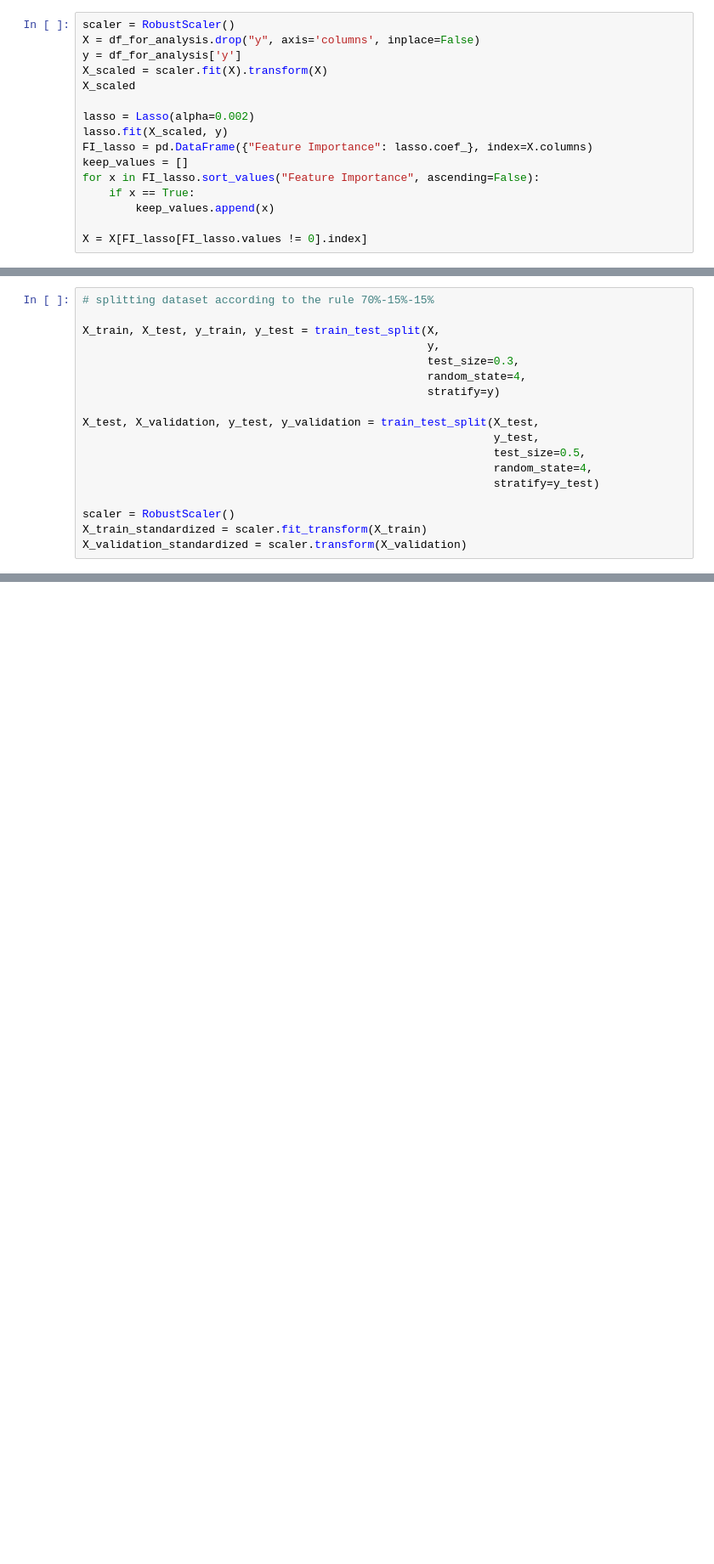
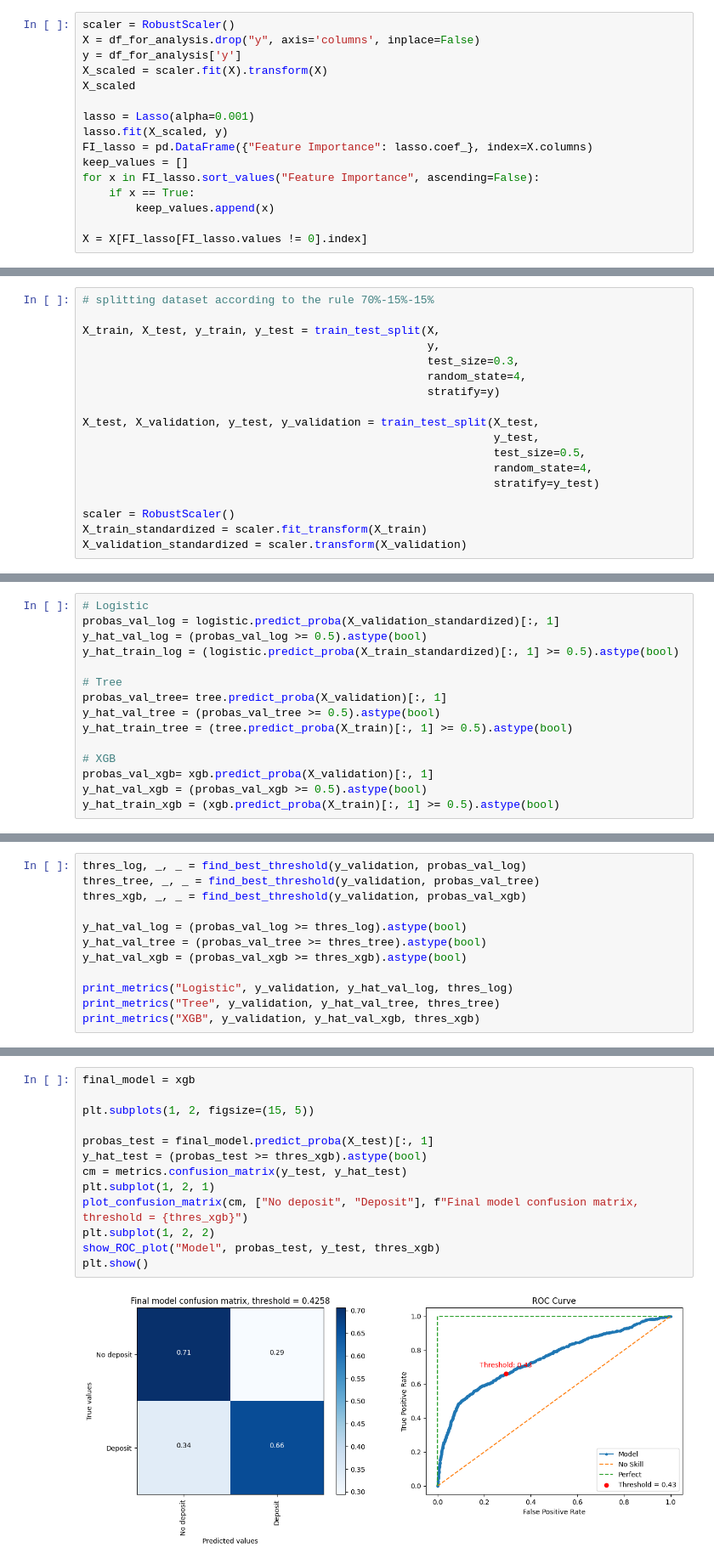
Before and after one commit to Jannixen/Analiza-danych-projekty, a Jupyter notebook: Direct marketing campaigns of a Portuguese banking institution/Influence of marketing on term deposits subscribtions.ipynb, the cells around one changed output, grey strips where cells are left out. Shown: that part at 85% size. Cells and saved outputs as stored; diff of their text form; blank space fills up the shorter version.

```diff
--- a/Direct marketing campaigns of a Portuguese banking institution/Influence of marketing on term deposits subscribtions.ipynb
+++ b/Direct marketing campaigns of a Portuguese banking institution/Influence of marketing on term deposits subscribtions.ipynb
@@ -384,7 +371,7 @@ y = df_for_analysis['y']
 X_scaled = scaler.fit(X).transform(X)
 X_scaled
 
-lasso = Lasso(alpha=0.002)
+lasso = Lasso(alpha=0.001)
 lasso.fit(X_scaled, y)
 FI_lasso = pd.DataFrame({"Feature Importance": lasso.coef_}, index=X.columns)
 keep_values = []
@@ -681,0 +552,15 @@ Taking 40% of clients from the dataset into a campaign group based on the model
+# %%
+# Logistic
+probas_val_log = logistic.predict_proba(X_validation_standardized)[:, 1]
+y_hat_val_log = (probas_val_log >= 0.5).astype(bool)
+y_hat_train_log = (logistic.predict_proba(X_train_standardized)[:, 1] >= 0.5).astype(bool)
+
+# Tree
+probas_val_tree= tree.predict_proba(X_validation)[:, 1]
+y_hat_val_tree = (probas_val_tree >= 0.5).astype(bool)
+y_hat_train_tree = (tree.predict_proba(X_train)[:, 1] >= 0.5).astype(bool)
+
+# XGB
+probas_val_xgb= xgb.predict_proba(X_validation)[:, 1]
+y_hat_val_xgb = (probas_val_xgb >= 0.5).astype(bool)
+y_hat_train_xgb = (xgb.predict_proba(X_train)[:, 1] >= 0.5).astype(bool)
@@ -681,0 +593,12 @@ Taking 40% of clients from the dataset into a campaign group based on the model
+# %%
+thres_log, _, _ = find_best_threshold(y_validation, probas_val_log)
+thres_tree, _, _ = find_best_threshold(y_validation, probas_val_tree)
+thres_xgb, _, _ = find_best_threshold(y_validation, probas_val_xgb)
+
+y_hat_val_log = (probas_val_log >= thres_log).astype(bool)
+y_hat_val_tree = (probas_val_tree >= thres_tree).astype(bool)
+y_hat_val_xgb = (probas_val_xgb >= thres_xgb).astype(bool)
+
+print_metrics("Logistic", y_validation, y_hat_val_log, thres_log)
+print_metrics("Tree", y_validation, y_hat_val_tree, thres_tree)
+print_metrics("XGB", y_validation, y_hat_val_xgb, thres_xgb)
@@ -681,0 +731,15 @@ Taking 40% of clients from the dataset into a campaign group based on the model
+# %%
+final_model = xgb
+
+plt.subplots(1, 2, figsize=(15, 5))
+
+probas_test = final_model.predict_proba(X_test)[:, 1]
+y_hat_test = (probas_test >= thres_xgb).astype(bool)
+cm = metrics.confusion_matrix(y_test, y_hat_test)
+plt.subplot(1, 2, 1)
+plot_confusion_matrix(cm, ["No deposit", "Deposit"], f"Final model confusion matrix, threshold = {thres_xgb}")
+plt.subplot(1, 2, 2)
+show_ROC_plot("Model", probas_test, y_test, thres_xgb)
+plt.show()
+# %% [output]
+[figure, added]
```
Also changed, not shown: parts of 63 cells of this notebook.
